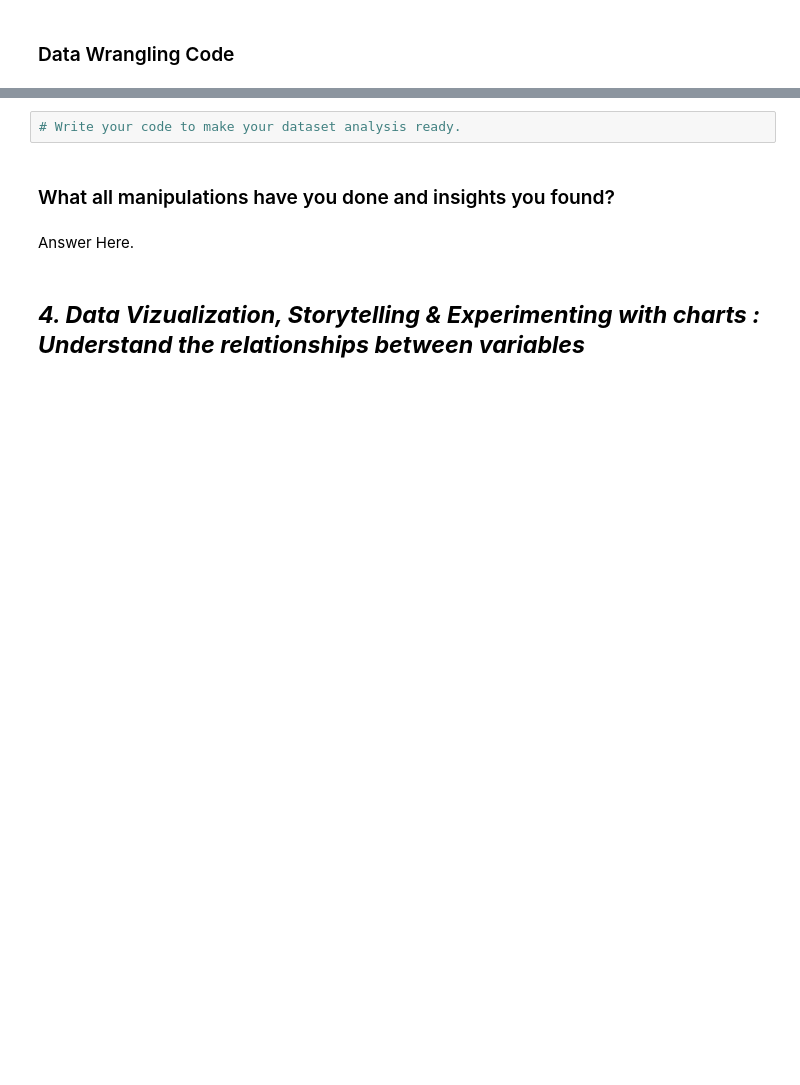
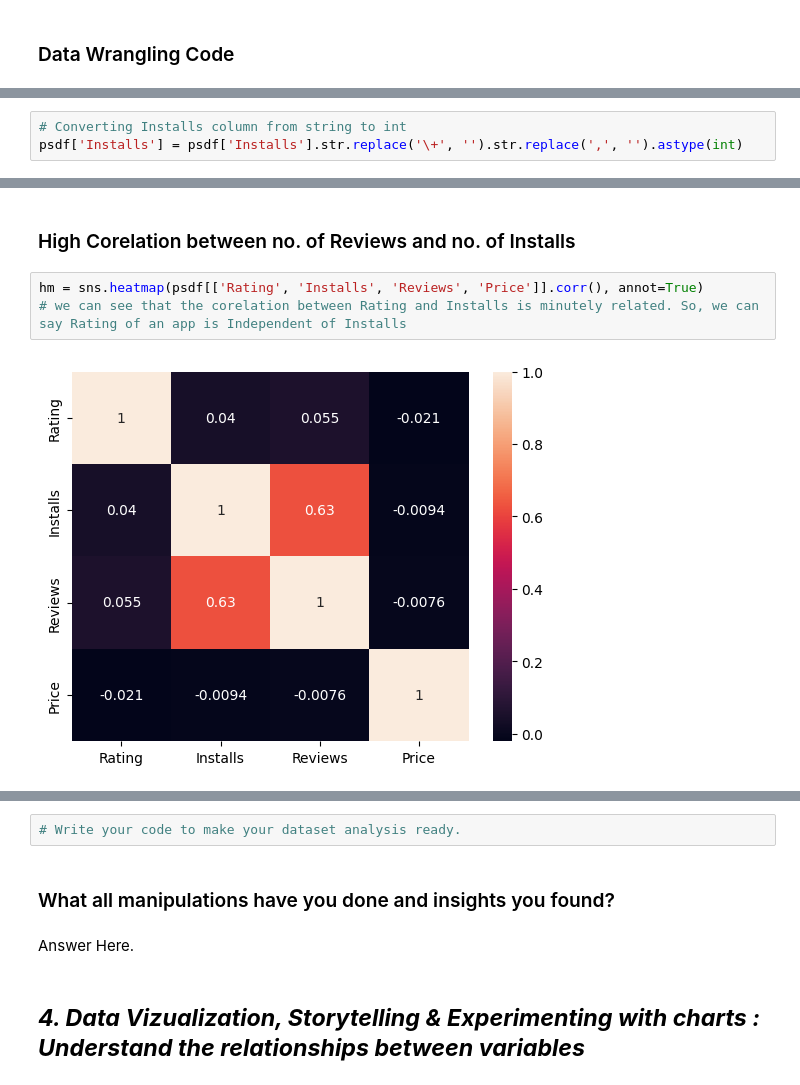
Before and after one commit to ShariqZahid/Szahid, a Jupyter notebook: My_EDA_Project.ipynb, the cells around one changed output, grey strips where cells are left out. Drawn from its saved outputs; the diff is of its cells as text; blank space fills up the shorter version.

```diff
--- a/My_EDA_Project.ipynb
+++ b/My_EDA_Project.ipynb
@@ -379,0 +496,3 @@ df1.describe()
+# %%
+# Converting Installs column from string to int
+psdf['Installs'] = psdf['Installs'].str.replace('\+', '').str.replace(',', '').astype(int)
@@ -379,0 +759,7 @@ df1.describe()
+# %% [markdown]
+### High Corelation between no. of Reviews and no. of Installs
+# %%
+hm = sns.heatmap(psdf[['Rating', 'Installs', 'Reviews', 'Price']].corr(), annot=True)
+# we can see that the corelation between Rating and Installs is minutely related. So, we can say Rating of an app is Independent of Installs
+# %% [output]
+[figure, added]
```
Also changed, not shown: parts of 87 cells of this notebook.
